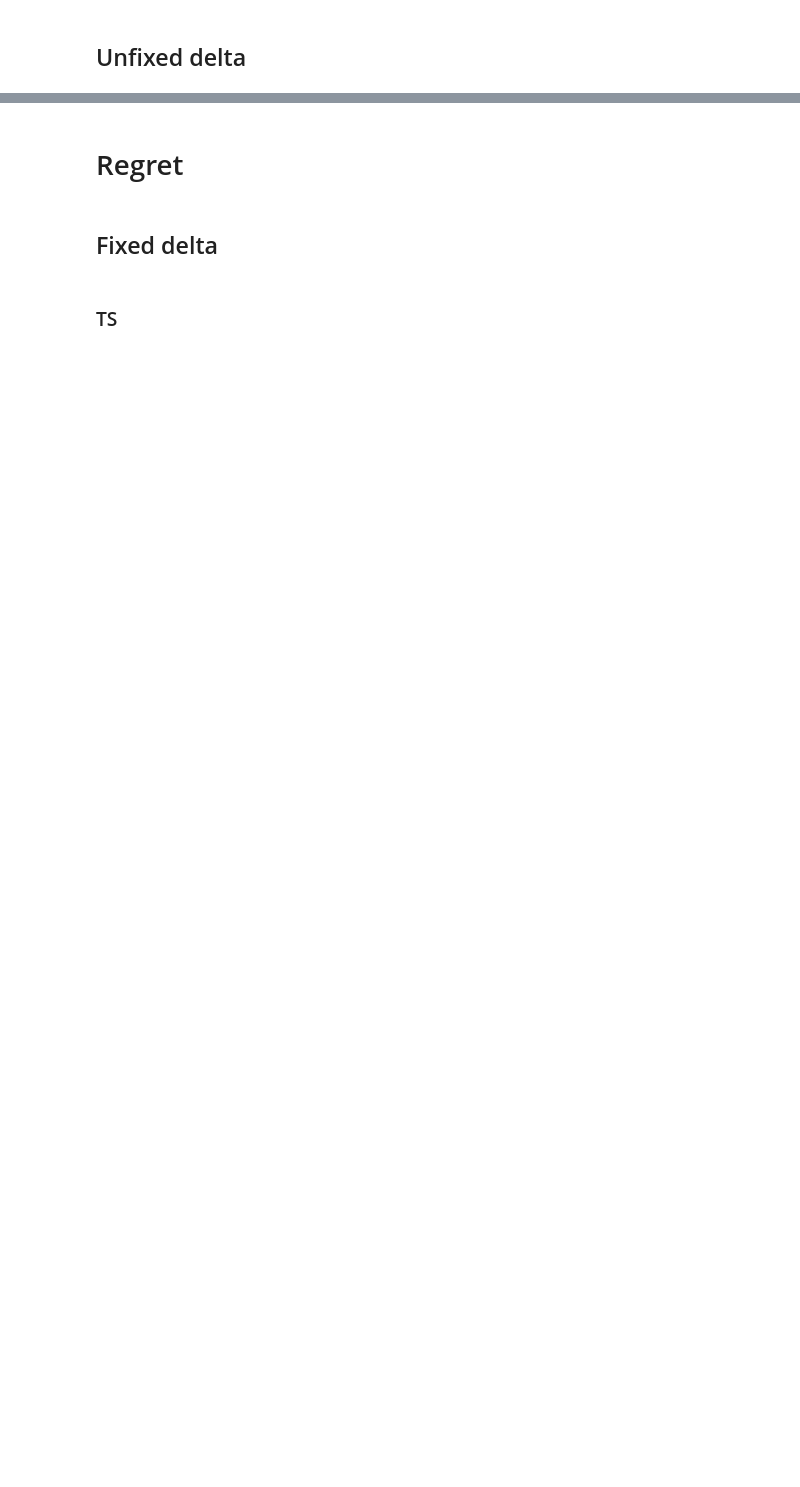
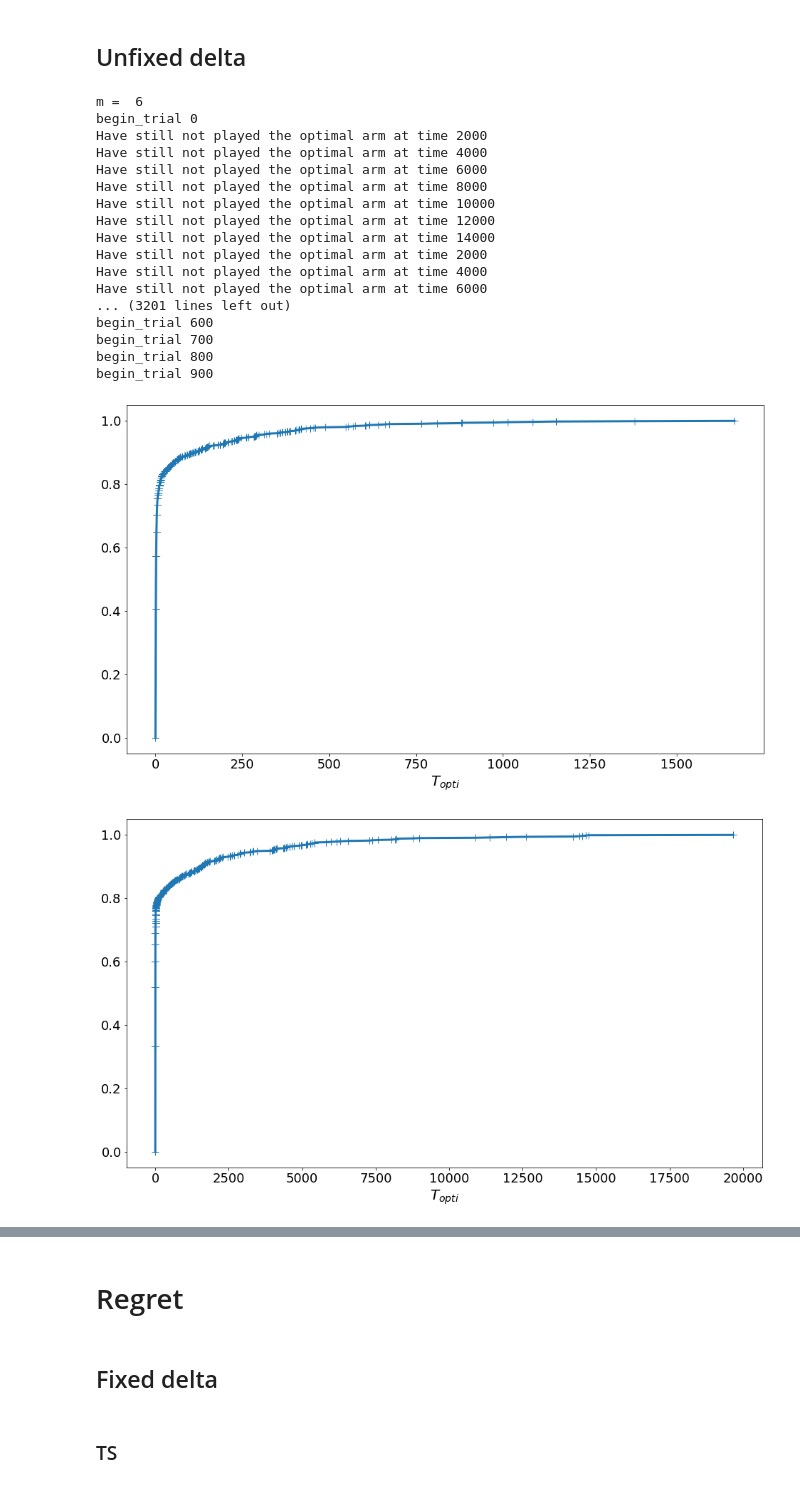
Before and after one commit to RaymZhang/TS_Combinatorial_Semi_Bandits_Curse, a Jupyter notebook: TS_comparison_on_Zgraph/CUCB_vs_TS_ZGraph.ipynb, the cells around one changed output, grey strips where cells are left out. Cells and saved outputs as stored; diff of their text form; code cells hidden in the pictures; blank space fills up the shorter version.

Commit message:
New experiement small delta

```diff
--- a/TS_comparison_on_Zgraph/CUCB_vs_TS_ZGraph.ipynb
+++ b/TS_comparison_on_Zgraph/CUCB_vs_TS_ZGraph.ipynb
@@ -415,7 +433,7 @@ plt.savefig(experimentfolder +"\\Averagel{}.pdf".format(n_init))
 
 # Params
 jump = 1
-ms = list(range(4,8,jump))
+ms = list(range(4,7,jump))
 n_trial = 1000
 n_init = 0
 random_variable = "bernoulli"
@@ -445,10 +463,13 @@ distrib_first_optimal = [[] for m in ms]
 
 for i,m in enumerate(ms[::-1]):
     print("m = ",m)
-    delta = 1/(2m)
+    optimal_arm = np.concatenate([np.arange(m)[:,None],np.arange(m)[:,None]],axis = 1)
+    delta = 1/(2*m)
     for iteration in range(n_trial):
         if iteration%100 == 0:
             print("begin_trial {}".format(iteration))
+
+        optimal_arm_played = False
 
         env = zgraph(m, delta = delta)
         player = zCThompson_sampling(m,n_init = n_init)
@@ -457,31 +478,54 @@ for i,m in enumerate(ms[::-1]):
         while player.initialization:
                 decision = player.play()
                 reward_dict, regret = env.draw(decision)
                 player.update(reward_dict)
 
-        while player.decision and counter < upper_limit:
+        while not optimal_arm_played and counter < upper_limit:
                 decision = player.play()
                 reward_dict, regret = env.draw(decision)
                 player.update(reward_dict)
                 counter += 1
 
                 if counter%2000 == 0:
                     print("Have still not played the optimal arm at time {}".format(counter))
+
+                if (decision == optimal_arm).all():
+                    optimal_arm_played = True
 
         distrib_first_optimal[-(i+1)].append(counter)
 
 np.save(experimentfolder +"\\Distribution",distrib_first_optimal)
 
 #plot Result ECDF
 
 for i,m in enumerate(ms):
     plt.figure(i,figsize = (16,9))
     plt.clf()
     cdf = ECDF(distrib_first_optimal[i])
     plt.plot([0]+list(np.sort(distrib_first_optimal[i])),[0]+list(cdf(np.sort(distrib_first_optimal[i]))),"+-",linewidth=3,markersize=10)
 #plt.title("Distribution of first optimal play  for b = {:.1f} and d = {:d} ".format(b,d),fontsize=20)
     plt.xlabel(r'$T_{opti}$', fontsize=20)
     plt.tick_params(axis='x', labelsize=18)
     plt.tick_params(axis='y', labelsize=18)
 
     plt.savefig(experimentfolder+'\\ECDF_m{}_l{}.pdf'.format(m,n_init))
+# %% [output]
+m =  6
+begin_trial 0
+Have still not played the optimal arm at time 2000
+Have still not played the optimal arm at time 4000
+Have still not played the optimal arm at time 6000
+Have still not played the optimal arm at time 8000
+Have still not played the optimal arm at time 10000
+Have still not played the optimal arm at time 12000
+Have still not played the optimal arm at time 14000
+Have still not played the optimal arm at time 2000
+Have still not played the optimal arm at time 4000
+Have still not played the optimal arm at time 6000
+... (3201 lines left out)
+begin_trial 600
+begin_trial 700
+begin_trial 800
+begin_trial 900
+[figure, added]
+[figure, added]
```
Also changed, not shown: parts of 15 cells of this notebook, 35 other files.
